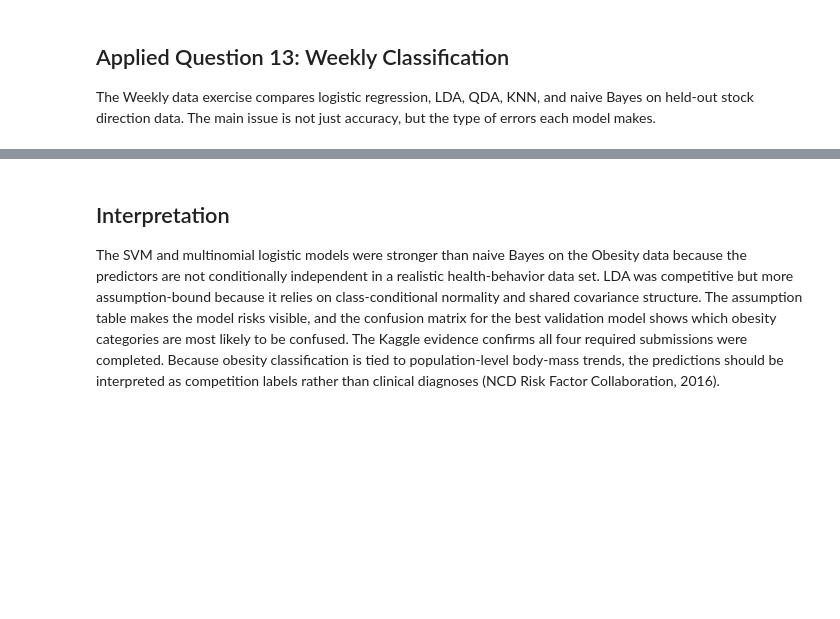
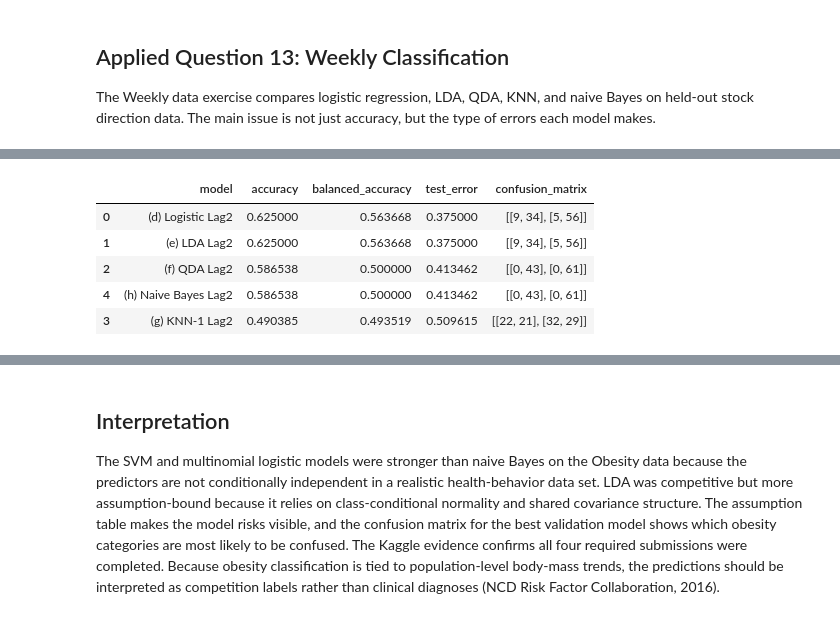
Before and after one commit to maldo81/dds-8555-predictive-analysis, a Jupyter notebook: Week 5/Assignment 5/MaldonadoJDDS8555-5.ipynb, the cells around one changed output, grey strips where cells are left out. Drawn from its saved outputs; the diff is of its cells as text; code cells hidden in the pictures; blank space fills up the shorter version.

```diff
--- a/Week 5/Assignment 5/MaldonadoJDDS8555-5.ipynb
+++ b/Week 5/Assignment 5/MaldonadoJDDS8555-5.ipynb
@@ -89,0 +34,94 @@ The competition required multinomial logistic regression, LDA or QDA, naive Baye
+# %%
+from ISLP import load_data
+from sklearn.discriminant_analysis import LinearDiscriminantAnalysis, QuadraticDiscriminantAnalysis
+from sklearn.linear_model import LogisticRegression
+from sklearn.metrics import accuracy_score, balanced_accuracy_score, confusion_matrix
+from sklearn.naive_bayes import GaussianNB
+from sklearn.neighbors import KNeighborsClassifier
+from sklearn.preprocessing import LabelEncoder, StandardScaler
+from sklearn.pipeline import Pipeline
+import statsmodels.api as sm
+
+weekly = load_data("Weekly")
+numeric_cols = ["Lag1", "Lag2", "Lag3", "Lag4", "Lag5", "Volume", "Today"]
+display(weekly.describe())
+display(weekly["Direction"].value_counts().rename("direction_count").to_frame())
+display(weekly[numeric_cols].corr())
+fig, axes = plt.subplots(1, 2, figsize=(11, 4))
+sns.lineplot(data=weekly, x="Year", y="Volume", ax=axes[0])
+axes[0].set_title("Weekly trading volume by year")
+sns.boxplot(data=weekly, x="Direction", y="Lag2", ax=axes[1])
+axes[1].set_title("Lag2 by market direction")
+plt.tight_layout()
+
+X_all = sm.add_constant(weekly[["Lag1", "Lag2", "Lag3", "Lag4", "Lag5", "Volume"]])
+y_binary = (weekly["Direction"] == "Up").astype(int)
+glm_all = sm.GLM(y_binary, X_all, family=sm.families.Binomial()).fit()
+print(glm_all.summary())
+display(pd.DataFrame({
+    "part": ["(a)", "(b)"],
+    "answer": [
+        "Numerical summaries, class counts, correlations, and plots are shown above. Volume increases over time, while lag variables have weak pairwise correlations with Direction.",
+        "The all-predictor logistic regression shows Lag2 as the clearest predictor at the .05 level; the other lag variables and Volume are not clearly significant.",
+    ],
+}))
+
+prob_all = glm_all.predict(X_all)
+pred_all = np.where(prob_all > .5, "Up", "Down")
+display(pd.DataFrame(confusion_matrix(weekly["Direction"], pred_all, labels=["Down", "Up"]), index=["Actual Down", "Actual Up"], columns=["Pred Down", "Pred Up"]))
+display(pd.DataFrame({
+    "part": ["(c)"],
+    "training_accuracy_all_years": [accuracy_score(weekly["Direction"], pred_all)],
+    "training_error_all_years": [1 - accuracy_score(weekly["Direction"], pred_all)],
+}))
+
+train = weekly["Year"] <= 2008
+test = ~train
+X_train = weekly.loc[train, ["Lag2"]]
+X_test = weekly.loc[test, ["Lag2"]]
+y_train = weekly.loc[train, "Direction"]
+y_test = weekly.loc[test, "Direction"]
+models = {
+    "(d) Logistic Lag2": LogisticRegression(max_iter=1000),
+    "(e) LDA Lag2": LinearDiscriminantAnalysis(),
+    "(f) QDA Lag2": QuadraticDiscriminantAnalysis(),
+    "(g) KNN-1 Lag2": Pipeline([("scale", StandardScaler()), ("model", KNeighborsClassifier(n_neighbors=1))]),
+    "(h) Naive Bayes Lag2": GaussianNB(),
+}
+rows = []
+matrices = {}
+for name, model in models.items():
+    model.fit(X_train, y_train)
+    pred = model.predict(X_test)
+    matrices[name] = pd.DataFrame(confusion_matrix(y_test, pred, labels=["Down", "Up"]), index=["Actual Down", "Actual Up"], columns=["Pred Down", "Pred Up"])
+    rows.append({
+        "model": name,
+        "accuracy": accuracy_score(y_test, pred),
+        "balanced_accuracy": balanced_accuracy_score(y_test, pred),
+        "test_error": 1 - accuracy_score(y_test, pred),
+        "confusion_matrix": confusion_matrix(y_test, pred).tolist(),
+    })
+weekly_results = pd.DataFrame(rows).sort_values("accuracy", ascending=False)
+display(weekly_results)
+for name, matrix in matrices.items():
+    print(name)
+    display(matrix)
+
+experiment_rows = []
+for predictors in [["Lag1", "Lag2"], ["Lag2", "Lag3"], ["Lag2", "Volume"], ["Lag1", "Lag2", "Lag3", "Lag4", "Lag5", "Volume"]]:
+    model = LogisticRegression(max_iter=1000)
+    model.fit(weekly.loc[train, predictors], y_train)
+    pred = model.predict(weekly.loc[test, predictors])
+    experiment_rows.append({"part": "(j)", "model": f"Logistic {predictors}", "accuracy": accuracy_score(y_test, pred)})
+for k in [3, 5, 10, 20]:
+    model = Pipeline([("scale", StandardScaler()), ("model", KNeighborsClassifier(n_neighbors=k))])
+    model.fit(X_train, y_train)
+    pred = model.predict(X_test)
+    experiment_rows.append({"part": "(j)", "model": f"KNN k={k}, Lag2", "accuracy": accuracy_score(y_test, pred)})
+display(pd.DataFrame(experiment_rows).sort_values("accuracy", ascending=False))
+display(pd.DataFrame({
+    "part": ["(i)"],
+    "best_model_from_required_set": [weekly_results.iloc[0]["model"]],
+    "best_accuracy": [weekly_results.iloc[0]["accuracy"]],
+}))
+# %% [output]
@@ -89,0 +174,6 @@ The competition required multinomial logistic regression, LDA or QDA, naive Baye
+|  | model | accuracy | balanced_accuracy | test_error | confusion_matrix |
+| 0 | (d) Logistic Lag2 | 0.625000 | 0.563668 | 0.375000 | [[9, 34], [5, 56]] |
+| 1 | (e) LDA Lag2 | 0.625000 | 0.563668 | 0.375000 | [[9, 34], [5, 56]] |
+| 2 | (f) QDA Lag2 | 0.586538 | 0.500000 | 0.413462 | [[0, 43], [0, 61]] |
+| 4 | (h) Naive Bayes Lag2 | 0.586538 | 0.500000 | 0.413462 | [[0, 43], [0, 61]] |
+| 3 | (g) KNN-1 Lag2 | 0.490385 | 0.493519 | 0.509615 | [[22, 21], [32, 29]] |
```
Also changed, not shown: parts of 7 cells of this notebook, 9 other files.
